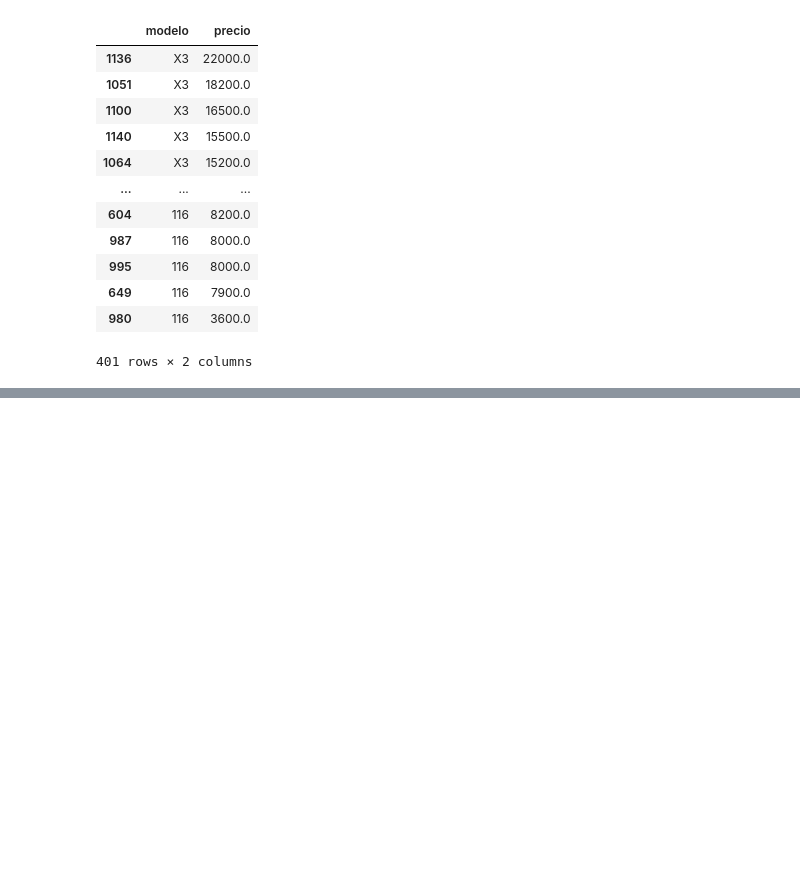
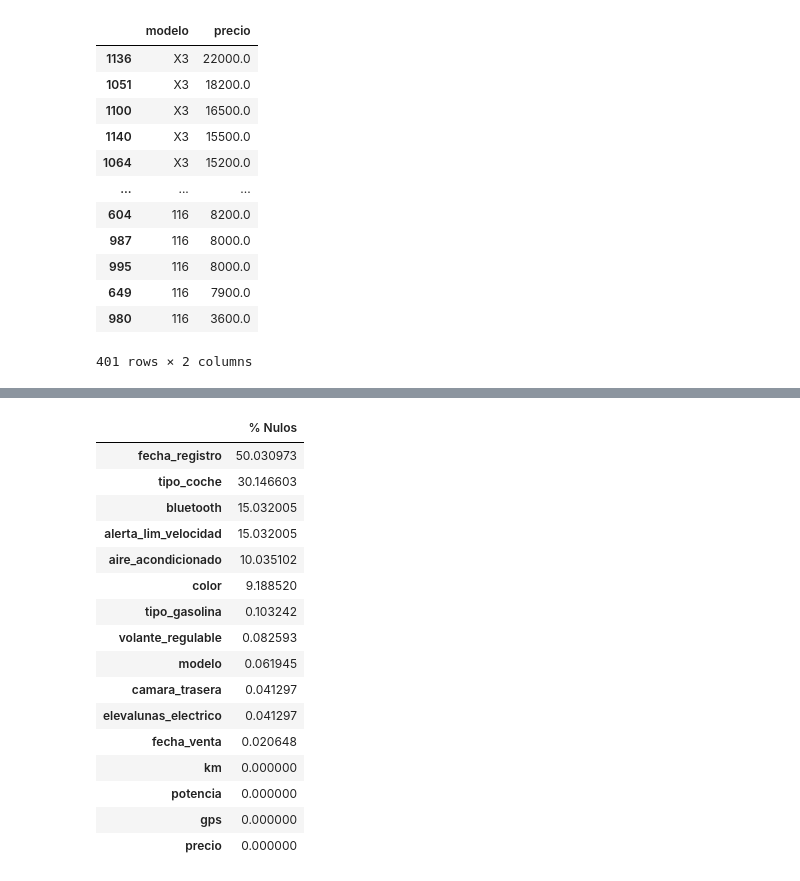
Before and after one commit to toiaa/entregable-bmw, a Jupyter notebook: Entregable_01.ipynb, the cells around one changed output, grey strips where cells are left out. Saved outputs shown, nothing was run; the diff lists cells and outputs as text; code cells hidden in the pictures; blank space fills up the shorter version.

```diff
--- a/Entregable_01.ipynb
+++ b/Entregable_01.ipynb
@@ -314,0 +328,3 @@ df_bmw[df_bmw.duplicated()].shape
+# %%
+# puedo eliminar la columna marca entonces:
+df_bmw = df_bmw.drop(columns="marca")
@@ -314,0 +367,7 @@ df_bmw[df_bmw.duplicated()].shape
+# %%
+# Rellenar valores nulos en variables numéricas con la mediana de cada columna
+for col in ["km", "potencia", "precio"]:
+    df_bmw[col].fillna(df_bmw[col].median(), inplace=True)
+
+# Verificar que ya no haya nulos en variables numéricas
+print("Valores nulos después del tratamiento:\n", df_bmw[["km", "potencia", "precio"]].isnull().sum())
@@ -314,0 +398,26 @@ df_bmw[df_bmw.duplicated()].shape
+# %%
+# vuelvo a revisar el porcentage de las variables y sus nulos para ver que tengan 0 kas que modifique y cuales me quedan, me quedan las categoricas.
+missing_values = df_bmw.isnull().sum() / len(df_bmw) * 100
+
+
+# Crear un DataFrame para visualizar mejor
+columns_analysis = pd.DataFrame({"% Nulos": missing_values}).sort_values(by="% Nulos", ascending=False)
+columns_analysis
+# %% [output]
+|  | % Nulos |
+| fecha_registro | 50.030973 |
+| tipo_coche | 30.146603 |
+| bluetooth | 15.032005 |
+| alerta_lim_velocidad | 15.032005 |
+| aire_acondicionado | 10.035102 |
+| color | 9.188520 |
+| tipo_gasolina | 0.103242 |
+| volante_regulable | 0.082593 |
+| modelo | 0.061945 |
+| camara_trasera | 0.041297 |
+| elevalunas_electrico | 0.041297 |
+| fecha_venta | 0.020648 |
+| km | 0.000000 |
+| potencia | 0.000000 |
+| gps | 0.000000 |
+| precio | 0.000000 |
```
Also changed, not shown: parts of 53 cells of this notebook, 1 other file.
